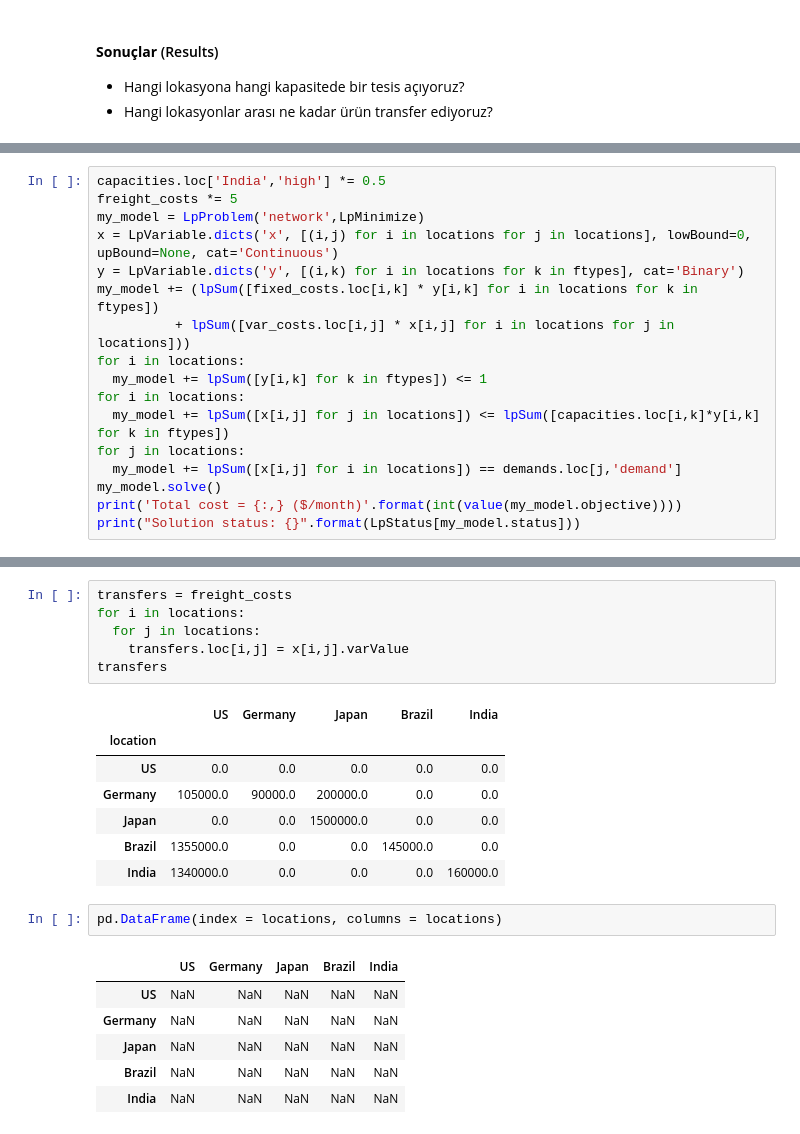
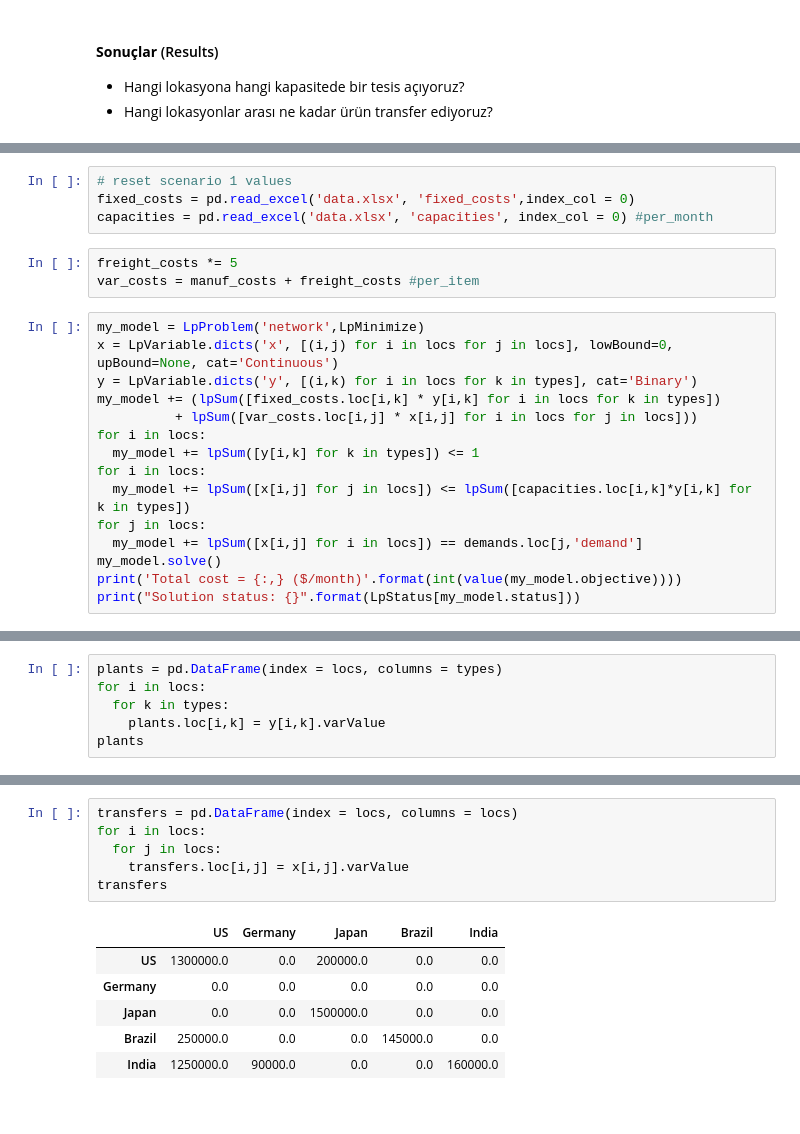
Before and after one commit to nsydn/isu_kis_okulu, a Jupyter notebook: supply_network.ipynb, the cells around one changed output, grey strips where cells are left out. Drawn from its saved outputs; the diff is of its cells as text.

```diff
--- a/supply_network.ipynb
+++ b/supply_network.ipynb
@@ -158,18 +173,23 @@ transfers
 Konteynır kısıtı nedeniyle taşıma maliyetleri 5 katına çıkarsa ne olur?
+# %%
+# reset scenario 1 values
+fixed_costs = pd.read_excel('data.xlsx', 'fixed_costs',index_col = 0)
+capacities = pd.read_excel('data.xlsx', 'capacities', index_col = 0) #per_month
+# %%
+freight_costs *= 5
+var_costs = manuf_costs + freight_costs #per_item
 # %%
-capacities.loc['India','high'] *= 0.5
-freight_costs *= 5
 my_model = LpProblem('network',LpMinimize)
-x = LpVariable.dicts('x', [(i,j) for i in locations for j in locations], lowBound=0, upBound=None, cat='Continuous')
-y = LpVariable.dicts('y', [(i,k) for i in locations for k in ftypes], cat='Binary')
-my_model += (lpSum([fixed_costs.loc[i,k] * y[i,k] for i in locations for k in ftypes])
-          + lpSum([var_costs.loc[i,j] * x[i,j] for i in locations for j in locations]))
-for i in locations:
-  my_model += lpSum([y[i,k] for k in ftypes]) <= 1
-for i in locations:
-  my_model += lpSum([x[i,j] for j in locations]) <= lpSum([capacities.loc[i,k]*y[i,k] for k in ftypes])
-for j in locations:
-  my_model += lpSum([x[i,j] for i in locations]) == demands.loc[j,'demand']
+x = LpVariable.dicts('x', [(i,j) for i in locs for j in locs], lowBound=0, upBound=None, cat='Continuous')
+y = LpVariable.dicts('y', [(i,k) for i in locs for k in types], cat='Binary')
+my_model += (lpSum([fixed_costs.loc[i,k] * y[i,k] for i in locs for k in types])
+          + lpSum([var_costs.loc[i,j] * x[i,j] for i in locs for j in locs]))
+for i in locs:
+  my_model += lpSum([y[i,k] for k in types]) <= 1
+for i in locs:
+  my_model += lpSum([x[i,j] for j in locs]) <= lpSum([capacities.loc[i,k]*y[i,k] for k in types])
+for j in locs:
+  my_model += lpSum([x[i,j] for i in locs]) == demands.loc[j,'demand']
 my_model.solve()
 print('Total cost = {:,} ($/month)'.format(int(value(my_model.objective))))
 print("Solution status: {}".format(LpStatus[my_model.status]))
@@ -178 +198,7 @@ Total cost = 67,768,475 ($/month)
 Solution status: Optimal
+# %%
+plants = pd.DataFrame(index = locs, columns = types)
+for i in locs:
+  for k in types:
+    plants.loc[i,k] = y[i,k].varValue
+plants
@@ -179,23 +212,13 @@ Solution status: Optimal
 # %%
-transfers = freight_costs
-for i in locations:
-  for j in locations:
+transfers = pd.DataFrame(index = locs, columns = locs)
+for i in locs:
+  for j in locs:
     transfers.loc[i,j] = x[i,j].varValue
 transfers
 # %% [output]
 |  | US | Germany | Japan | Brazil | India |
-| location |  |  |  |  |  |
-| US | 0.0 | 0.0 | 0.0 | 0.0 | 0.0 |
-| Germany | 105000.0 | 90000.0 | 200000.0 | 0.0 | 0.0 |
+| US | 1300000.0 | 0.0 | 200000.0 | 0.0 | 0.0 |
+| Germany | 0.0 | 0.0 | 0.0 | 0.0 | 0.0 |
 | Japan | 0.0 | 0.0 | 1500000.0 | 0.0 | 0.0 |
-| Brazil | 1355000.0 | 0.0 | 0.0 | 145000.0 | 0.0 |
-| India | 1340000.0 | 0.0 | 0.0 | 0.0 | 160000.0 |
+| Brazil | 250000.0 | 0.0 | 0.0 | 145000.0 | 0.0 |
+| India | 1250000.0 | 90000.0 | 0.0 | 0.0 | 160000.0 |
-# %%
-pd.DataFrame(index = locations, columns = locations)
-# %% [output]
-|  | US | Germany | Japan | Brazil | India |
-| US | NaN | NaN | NaN | NaN | NaN |
-| Germany | NaN | NaN | NaN | NaN | NaN |
-| Japan | NaN | NaN | NaN | NaN | NaN |
-| Brazil | NaN | NaN | NaN | NaN | NaN |
-| India | NaN | NaN | NaN | NaN | NaN |
```
Also changed, not shown: parts of 20 cells of this notebook.
